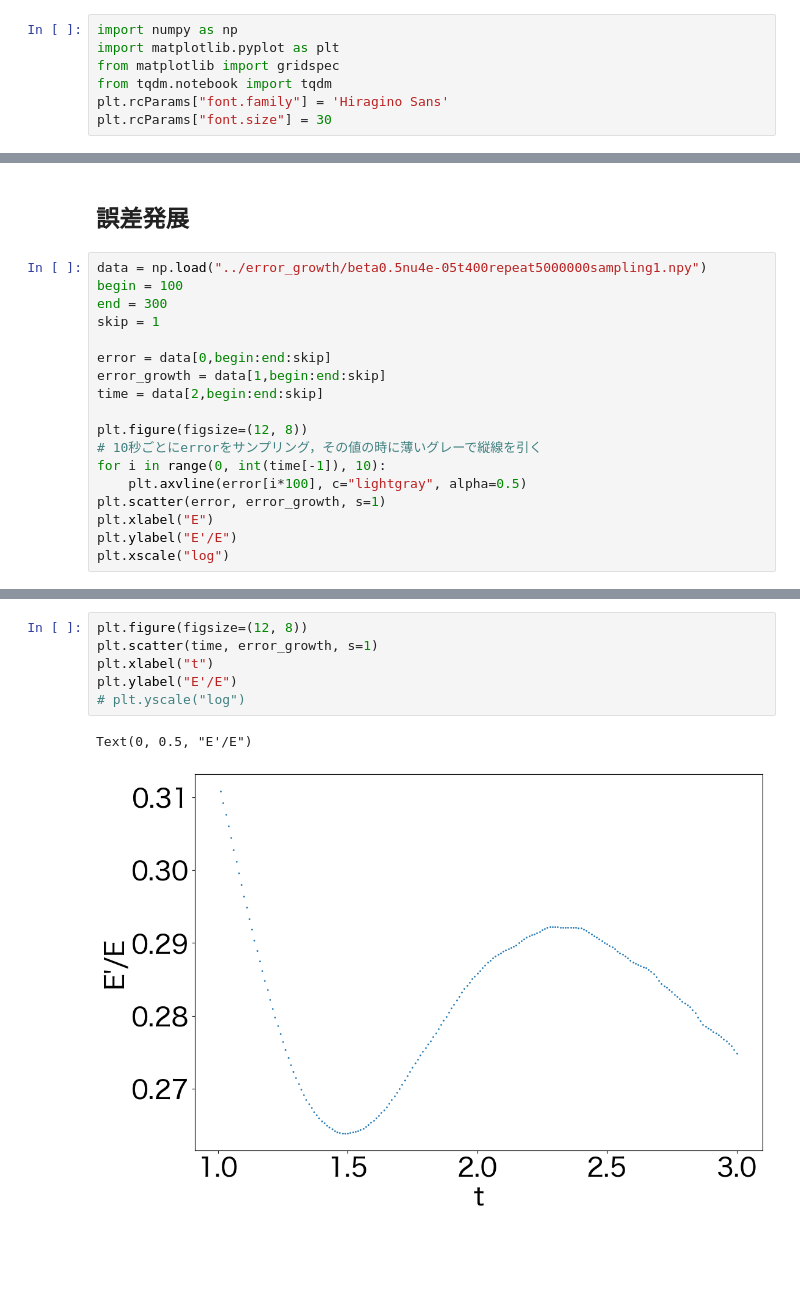
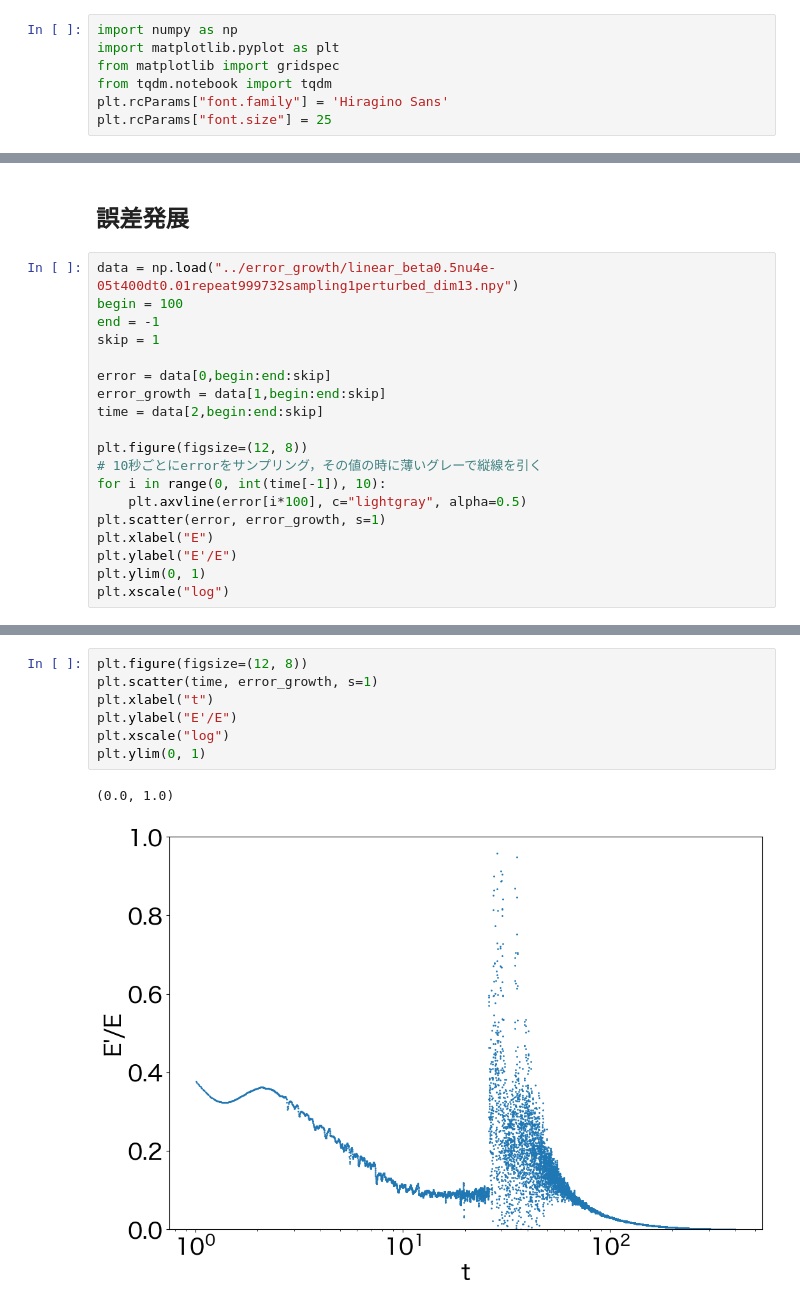
Before and after one commit to hibiki-kato/shell-model, a Jupyter notebook: py/visualize.ipynb, the cells around one changed output, grey strips where cells are left out. Cells and saved outputs as stored; diff of their text form; blank space fills up the shorter version.

```diff
--- a/py/visualize.ipynb
+++ b/py/visualize.ipynb
@@ -4,7 +4,7 @@ import matplotlib.pyplot as plt
 from matplotlib import gridspec
 from tqdm.notebook import tqdm
 plt.rcParams["font.family"] = 'Hiragino Sans'
-plt.rcParams["font.size"] = 30
+plt.rcParams["font.size"] = 25
 # %%
 traj = abs(np.load("../generated_lam/generated_laminar_beta_0.417nu_0.00018_dt0.01_50000period1300check200progresseps0.05.npy"))
 traj2 = abs(np.load("../traj/beta0.417_nu0.00018_100000period.npy"))
@@ -91,9 +90,9 @@ plt.yscale("log")
 # %% [markdown]
 ## 誤差発展
 # %%
-data = np.load("../error_growth/beta0.5nu4e-05t400repeat5000000sampling1.npy")
+data = np.load("../error_growth/linear_beta0.5nu4e-05t400dt0.01repeat999732sampling1perturbed_dim13.npy")
 begin = 100
-end = 300
+end = -1
 skip = 1
 
 error = data[0,begin:end:skip]
@@ -107,5 +106,6 @@ for i in range(0, int(time[-1]), 10):
 plt.scatter(error, error_growth, s=1)
 plt.xlabel("E")
 plt.ylabel("E'/E")
+plt.ylim(0, 1)
 plt.xscale("log")
 # %% [output]
@@ -113,9 +122,10 @@ plt.xscale("log")
 # %%
 plt.figure(figsize=(12, 8))
 plt.scatter(time, error_growth, s=1)
 plt.xlabel("t")
 plt.ylabel("E'/E")
-# plt.yscale("log")
+plt.xscale("log")
+plt.ylim(0, 1)
 # %% [output]
-Text(0, 0.5, "E'/E")
+(0.0, 1.0)
-[figure, old version]
+[figure, new version]
```
Also changed, not shown: parts of 3 cells of this notebook, 44 other files.
